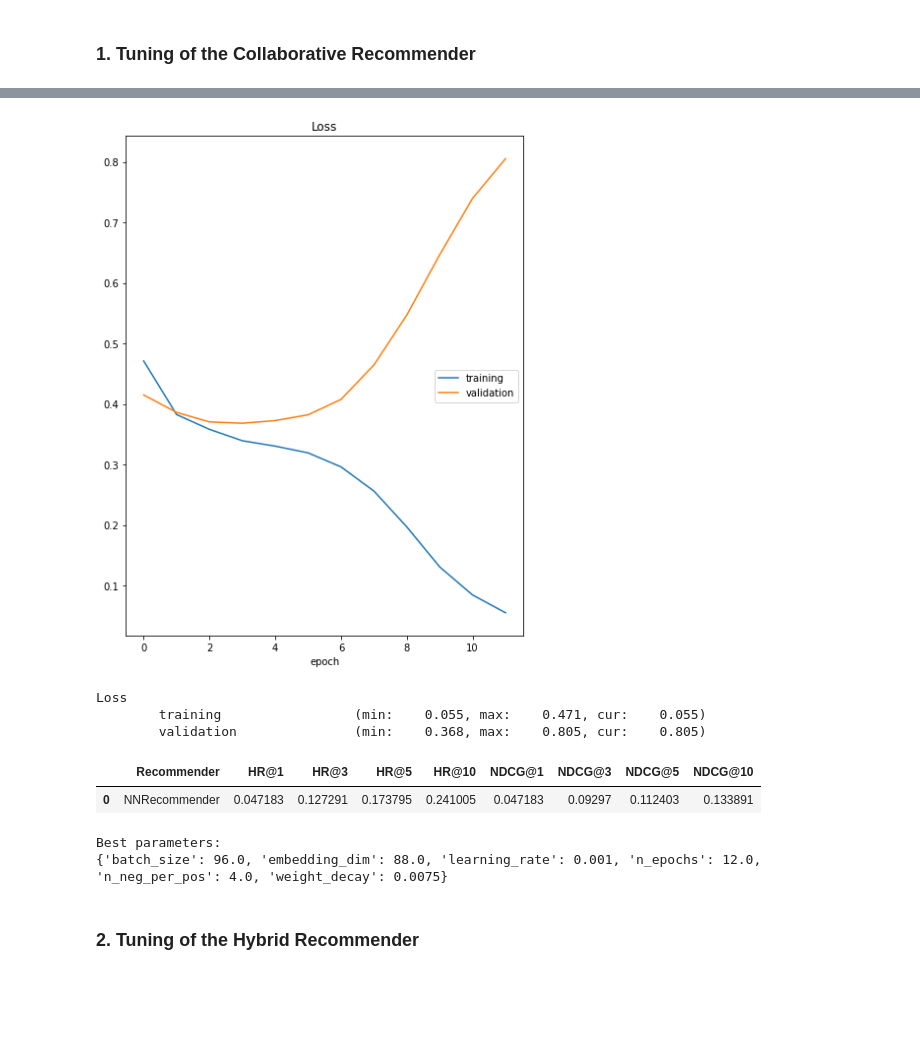
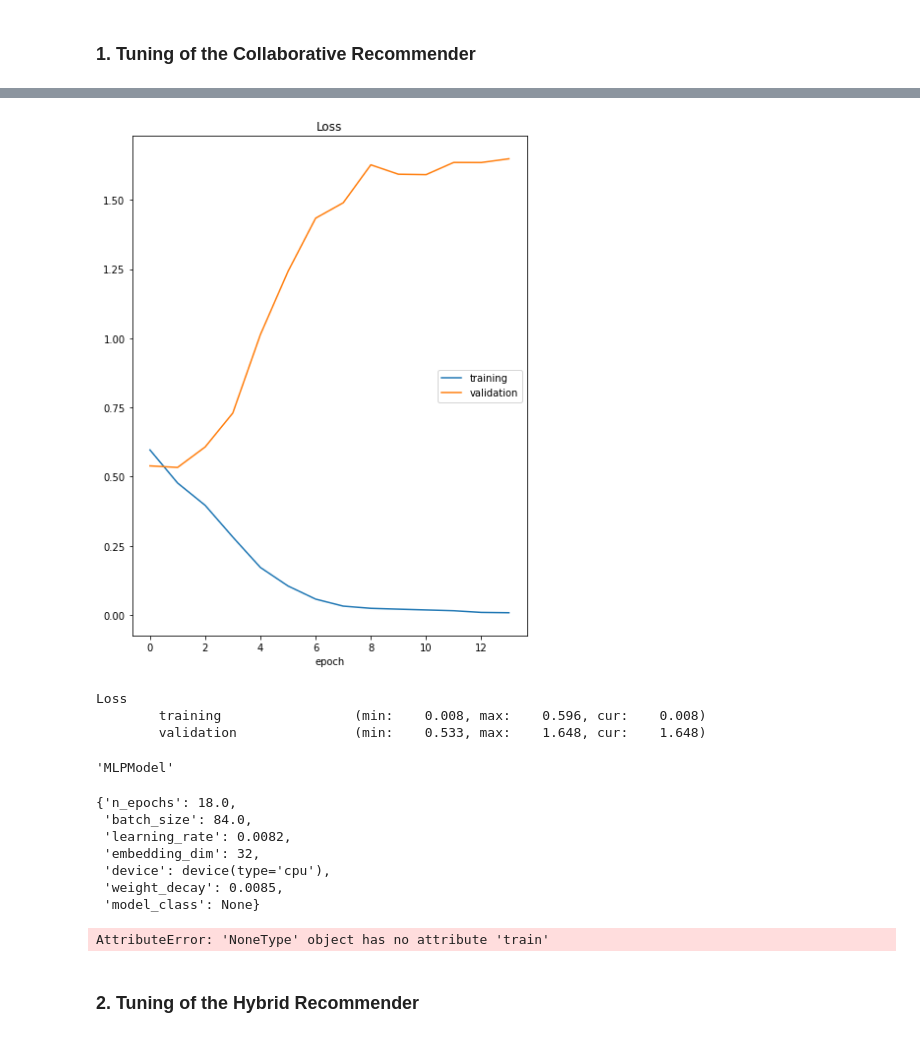
Before and after one commit to kabix09/NeuralNetworkHotelRecommender, a Jupyter notebook: project_2_recommender_and_evaluation.ipynb, the cells around one changed output, grey strips where cells are left out. Drawn from its saved outputs; the diff is of its cells as text; code cells hidden in the pictures; blank space fills up the shorter version.

```diff
--- a/project_2_recommender_and_evaluation.ipynb
+++ b/project_2_recommender_and_evaluation.ipynb
@@ -752,7 +752,7 @@ class NNRecommender(Recommender):
                 embedding_dim=6,
                 device=torch.device("cuda:0" if torch.cuda.is_available() else "cpu"),
                 weight_decay=0.0001,
-                model_class='MLPModel'):
+                model_class=None):
         """
         Initialize recommender params and variables.
         """
@@ -789,6 +789,7 @@ class NNRecommender(Recommender):
             'model_class': model_class
         }
         self.setup_config(params)
+        display(self.config)
 
     def setup_config(self, params):
         for key, value in params.items():
@@ -989,6 +990,8 @@ class NNRecommender(Recommender):
                 liveloss.update(logs)
                 liveloss.send()
 
+        display(self.config['model_class'])
+
         # Find the most popular items for the cold start problem
         offers_count = recommend_df.loc[:, ['item_id', 'user_id']].groupby(by='item_id').count()
         offers_count = offers_count.sort_values('user_id', ascending=False)
@@ -1236,29 +1249,35 @@ Best parameters:
 # %%
 # Test for classic veresion of recommender (using pairs user & item ids)
 param_space = {
     'n_neg_per_pos': hp.quniform('n_neg_per_pos', 1, 15, 1),
     'n_epochs': hp.quniform('n_epochs', 5, 30, 2),
     'batch_size': hp.quniform('batch_size', 16, 128, 4),
     'learning_rate': hp.quniform('learning_rate', 0.0001, 0.01, 0.0002),
     'embedding_dim': hp.quniform('embedding_dim', 16, 128, 8),
     'weight_decay': hp.quniform('weight_decay', 0.0001, 0.01, 0.0005),
-    'model_class': hp.choice('model_class', {0: 'MLPModel'})
+    'model_class': 'MLPModel'
+#    'model_class': hp.choice('model_class', {0: 'MLPModel'})
 }
 
 best_param_set = tune_recommender(NNRecommender, interactions_df, items_df,
                                   param_space, max_evals=10, show_progressbar=True, seed=seed)
 
 print("Best parameters:")
 print(best_param_set)
 # %% [output]
-[figure, old version]
+[figure, new version]
 Loss
-        training                 (min:    0.055, max:    0.471, cur:    0.055)
-        validation               (min:    0.368, max:    0.805, cur:    0.805)
+        training                 (min:    0.008, max:    0.596, cur:    0.008)
+        validation               (min:    0.533, max:    1.648, cur:    1.648)
-|  | Recommender | HR@1 | HR@3 | HR@5 | HR@10 | NDCG@1 | NDCG@3 | NDCG@5 | NDCG@10 |
-| 0 | NNRecommender | 0.047183 | 0.127291 | 0.173795 | 0.241005 | 0.047183 | 0.09297 | 0.112403 | 0.133891 |
-Best parameters:
-{'batch_size': 96.0, 'embedding_dim': 88.0, 'learning_rate': 0.001, 'n_epochs': 12.0, 'n_neg_per_pos': 4.0, 'weight_decay': 0.0075}
+'MLPModel'
+{'n_epochs': 18.0,
+ 'batch_size': 84.0,
+ 'learning_rate': 0.0082,
+ 'embedding_dim': 32,
+ 'device': device(type='cpu'),
+ 'weight_decay': 0.0085,
+ 'model_class': None}
+AttributeError: 'NoneType' object has no attribute 'train'
 # %% [markdown]
 ### 2. Tuning of the Hybrid Recommender
 # %%
```
Also changed, not shown: parts of 13 cells of this notebook, 7 other files.
